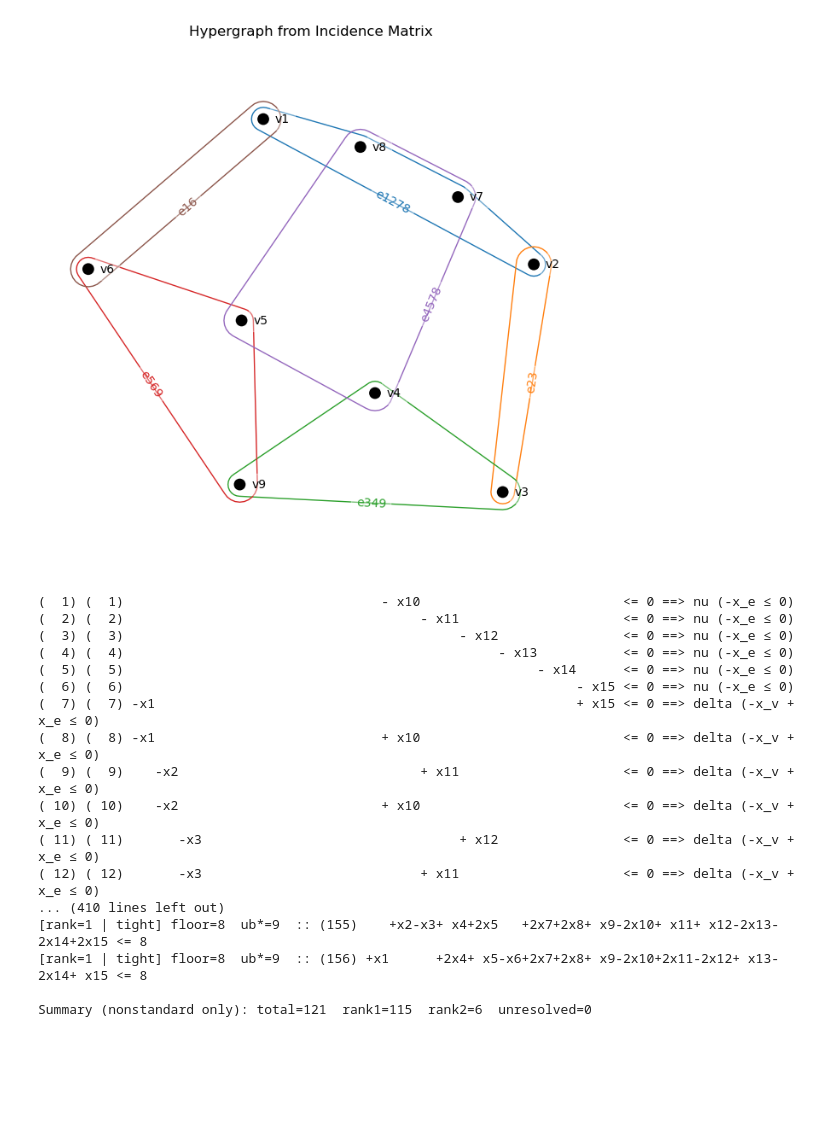
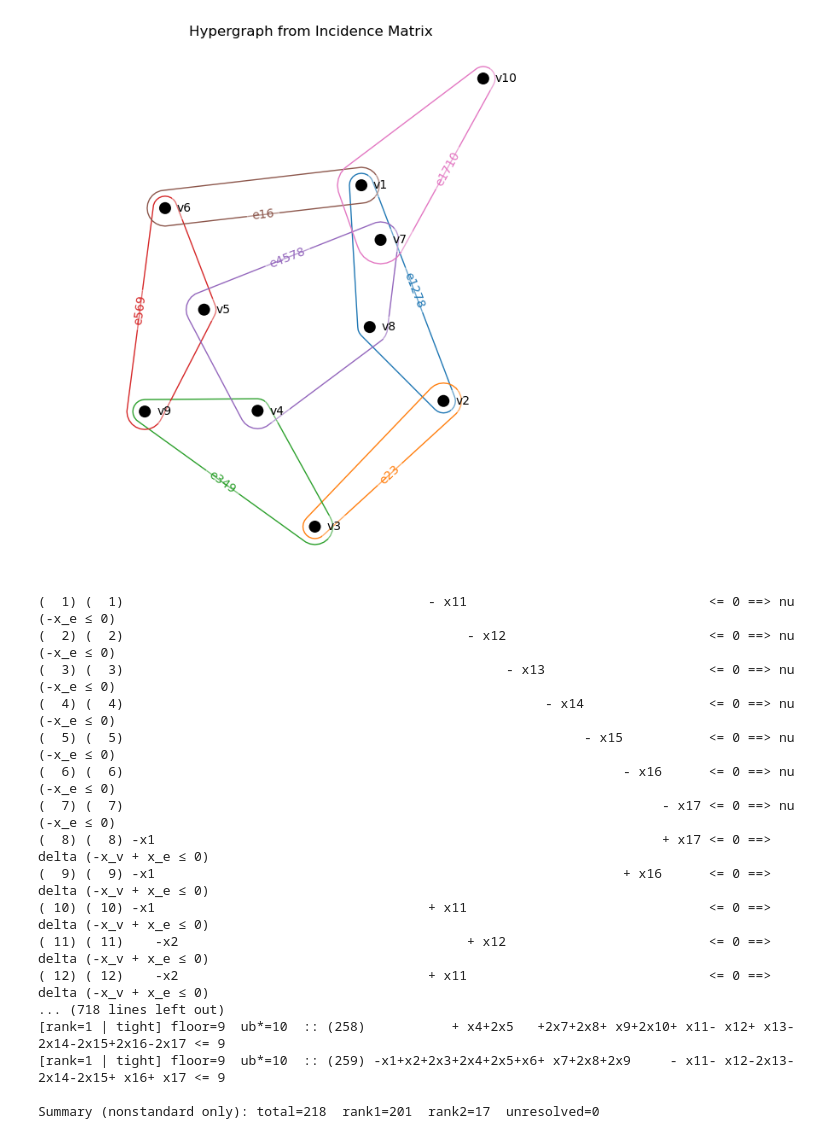
Before and after one commit to dettorig/BinPolyOpt, a Jupyter notebook: MPG.ipynb, the cells around one changed output. Drawn from its saved outputs; the diff is of its cells as text; code cells hidden in the pictures; blank space fills up the shorter version.

```diff
--- a/MPG.ipynb
+++ b/MPG.ipynb
@@ -21,30 +21,30 @@ import glob
 # %%
 incidence = "incidence.txt"
 inc_matrix = np.loadtxt(incidence, dtype=int)
 
 edge_dict = {}
 for row in inc_matrix:
     vertex_indices = [i + 1 for i, val in enumerate(row) if val == 1]
     edge_name = 'e' + ''.join(str(i) for i in vertex_indices)
     nodes = [f"v{i}" for i in vertex_indices]
     edge_dict[edge_name] = set(nodes)
 
 H = hnx.Hypergraph(edge_dict)
 
 hnx.draw(
     H,
     with_edge_labels=True,
     layout=nx.spring_layout,
-    layout_kwargs={'seed': 42}
+    layout_kwargs={'seed': 8}
 )
 plt.title("Hypergraph from Incidence Matrix")
 plt.show()
 
 st.edge_dict = edge_dict
 st.inc_matrix = inc_matrix
 st.FIXED_EDGE_ORDER = list(edge_dict.keys())
 # %% [output]
-[figure, old version]
+[figure, new version]
 # %%
 base_name = "incidence"
 filename_poi, n_vertices, n_edges = generate_polytope.generate_ieq_from_incidence(base_name)
@@ -55,29 +55,29 @@ st.n_edges = n_edges
 vertex_range = range(1, n_vertices + 1)
 edge_range = range(n_vertices + 1, n_vertices + n_edges + 1)
 
-classified = inequality_classifier.classify_poi_ieq_file("MPG9,6.poi.ieq", vertex_range, edge_range)
+classified = inequality_classifier.classify_poi_ieq_file("MPG10,7.poi.ieq", vertex_range, edge_range)
 inequality_classifier.count_standard_vs_nonstandard(classified)
 
 results1, summary1 = inequality_classifier.run_rank_from_classified(classified, vertex_range, edge_range,
                                             solver="ECOS", tol=1e-7, verbose=True)
 # %% [output]
-(  1) (  1)                                 - x10                          <= 0 ==> nu (-x_e ≤ 0)
-(  2) (  2)                                      - x11                     <= 0 ==> nu (-x_e ≤ 0)
-(  3) (  3)                                           - x12                <= 0 ==> nu (-x_e ≤ 0)
-(  4) (  4)                                                - x13           <= 0 ==> nu (-x_e ≤ 0)
-(  5) (  5)                                                     - x14      <= 0 ==> nu (-x_e ≤ 0)
-(  6) (  6)                                                          - x15 <= 0 ==> nu (-x_e ≤ 0)
-(  7) (  7) -x1                                                      + x15 <= 0 ==> delta (-x_v + x_e ≤ 0)
-(  8) (  8) -x1                             + x10                          <= 0 ==> delta (-x_v + x_e ≤ 0)
-(  9) (  9)    -x2                               + x11                     <= 0 ==> delta (-x_v + x_e ≤ 0)
-( 10) ( 10)    -x2                          + x10                          <= 0 ==> delta (-x_v + x_e ≤ 0)
-( 11) ( 11)       -x3                                 + x12                <= 0 ==> delta (-x_v + x_e ≤ 0)
-( 12) ( 12)       -x3                            + x11                     <= 0 ==> delta (-x_v + x_e ≤ 0)
-... (410 lines left out)
-[rank=1 | tight] floor=8  ub*=9  :: (155)    +x2-x3+ x4+2x5   +2x7+2x8+ x9-2x10+ x11+ x12-2x13-2x14+2x15 <= 8
-[rank=1 | tight] floor=8  ub*=9  :: (156) +x1      +2x4+ x5-x6+2x7+2x8+ x9-2x10+2x11-2x12+ x13-2x14+ x15 <= 8
+(  1) (  1)                                       - x11                               <= 0 ==> nu (-x_e ≤ 0)
+(  2) (  2)                                            - x12                          <= 0 ==> nu (-x_e ≤ 0)
+(  3) (  3)                                                 - x13                     <= 0 ==> nu (-x_e ≤ 0)
+(  4) (  4)                                                      - x14                <= 0 ==> nu (-x_e ≤ 0)
+(  5) (  5)                                                           - x15           <= 0 ==> nu (-x_e ≤ 0)
+(  6) (  6)                                                                - x16      <= 0 ==> nu (-x_e ≤ 0)
+(  7) (  7)                                                                     - x17 <= 0 ==> nu (-x_e ≤ 0)
+(  8) (  8) -x1                                                                 + x17 <= 0 ==> delta (-x_v + x_e ≤ 0)
+(  9) (  9) -x1                                                            + x16      <= 0 ==> delta (-x_v + x_e ≤ 0)
+( 10) ( 10) -x1                                   + x11                               <= 0 ==> delta (-x_v + x_e ≤ 0)
+( 11) ( 11)    -x2                                     + x12                          <= 0 ==> delta (-x_v + x_e ≤ 0)
+( 12) ( 12)    -x2                                + x11                               <= 0 ==> delta (-x_v + x_e ≤ 0)
+... (718 lines left out)
+[rank=1 | tight] floor=9  ub*=10  :: (258)           + x4+2x5   +2x7+2x8+ x9+2x10+ x11- x12+ x13-2x14-2x15+2x16-2x17 <= 9
+[rank=1 | tight] floor=9  ub*=10  :: (259) -x1+x2+2x3+2x4+2x5+x6+ x7+2x8+2x9     - x11- x12-2x13-2x14-2x15+ x16+ x17 <= 9
 
-Summary (nonstandard only): total=121  rank1=115  rank2=6  unresolved=0
+Summary (nonstandard only): total=218  rank1=201  rank2=17  unresolved=0
 # %%
 vertex_range = range(1, n_vertices+1)
 edge_range   = range(n_vertices+1, n_vertices+n_edges+1)
```
Also changed, not shown: parts of 11 cells of this notebook, 11 other files.
